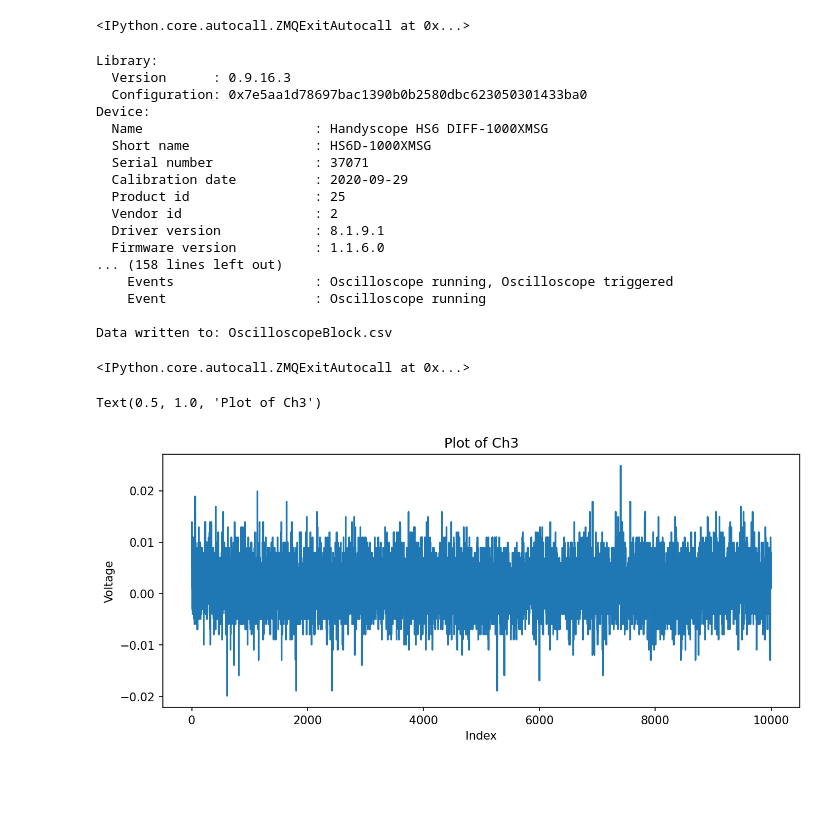
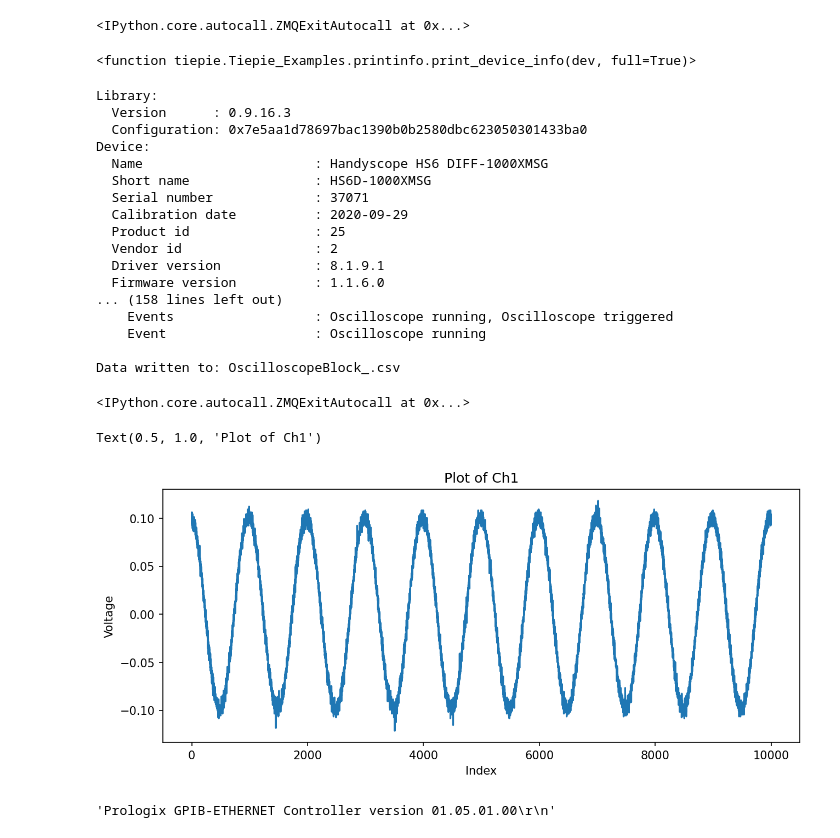
Before and after one commit to FNNDSC-BabyNIRS/calibration_r01, a Jupyter notebook: Test.ipynb, the cells around one changed output. Drawn from its saved outputs; the diff is of its cells as text; code cells hidden in the pictures; blank space fills up the shorter version.

Commit message:
prologix socket

```diff
--- a/Test.ipynb
+++ b/Test.ipynb
@@ -94,9 +94,12 @@ while time < total_time_measurement:
     voltage_recording = np.append(voltage_recording,value)
     time_recording = np.append(time_recording,time)
 # %%
-plt.figure(figsize=(10, 4), dpi=150)
+rc('text', usetex=True)
+plt.rc('font', family='serif')
+
+plt.figure(figsize=(10, 4), dpi=200)
 plt.plot(time_recording, voltage_recording)
-plt.xlabel('time (s)')
-plt.ylabel('Voltage (V)')
-plt.title("Blue Box Voltage Steps: Voltage Increase of 1 V per Step   |   Pins input 1 & 13 output")
+plt.xlabel(r'time (s)', fontsize=14)
+plt.ylabel(r'Voltage (V)', fontsize=14)
+plt.title(r'\textbf{Blue Box Voltage Steps: Voltage Increase of 1 V per Step $\mathrm{\vert}$ Pins input 1 \& 13 output}')
 # %% [output]
@@ -147,3 +148,7 @@ Available devices:
+# %%
+print_device_info
+# %% [output]
+<function tiepie.Tiepie_Examples.printinfo.print_device_info(dev, full=True)>
 # %%
 # OscilloscopeBlock.py
 #
@@ -233,7 +238,7 @@ if scp:
         data = scp.get_data()
 
         # Output CSV data:
-        csv_file = open('OscilloscopeBlock.csv', 'w')
+        csv_file = open('OscilloscopeBlock_.csv', 'w')
         try:
             csv_file.write('Sample')
             for i in range(len(data)):
@@ -280,19 +285,19 @@ Device:
     Events                  : Oscilloscope running, Oscilloscope triggered
     Event                   : Oscilloscope running
 
-Data written to: OscilloscopeBlock.csv
+Data written to: OscilloscopeBlock_.csv
 <IPython.core.autocall.ZMQExitAutocall at 0x...>
 # %%
-df = pd.read_csv('OscilloscopeBlock.csv', delimiter=';')
+df = pd.read_csv('OscilloscopeBlock_.csv', delimiter=';')
 # %%
-column_to_plot= 'Ch3'
+column_to_plot= 'Ch1'
 plt.figure(figsize=(10, 4), dpi=150)
 plt.plot(df['Sample'], df[column_to_plot])
 
 # Set axis labels and title (customize as needed)
 plt.xlabel('Index')
 plt.ylabel('Voltage')
 plt.title(f'Plot of {column_to_plot}')
 # %% [output]
-Text(0.5, 1.0, 'Plot of Ch3')
+Text(0.5, 1.0, 'Plot of Ch1')
-[figure, old version]
+[figure, new version]
@@ -298,0 +314,4 @@ Text(0.5, 1.0, 'Plot of Ch3')
+# %%
+received
+# %% [output]
+'Prologix GPIB-ETHERNET Controller version 01.05.01.00\r\n'
```
Also changed, not shown: parts of 8 cells of this notebook.
